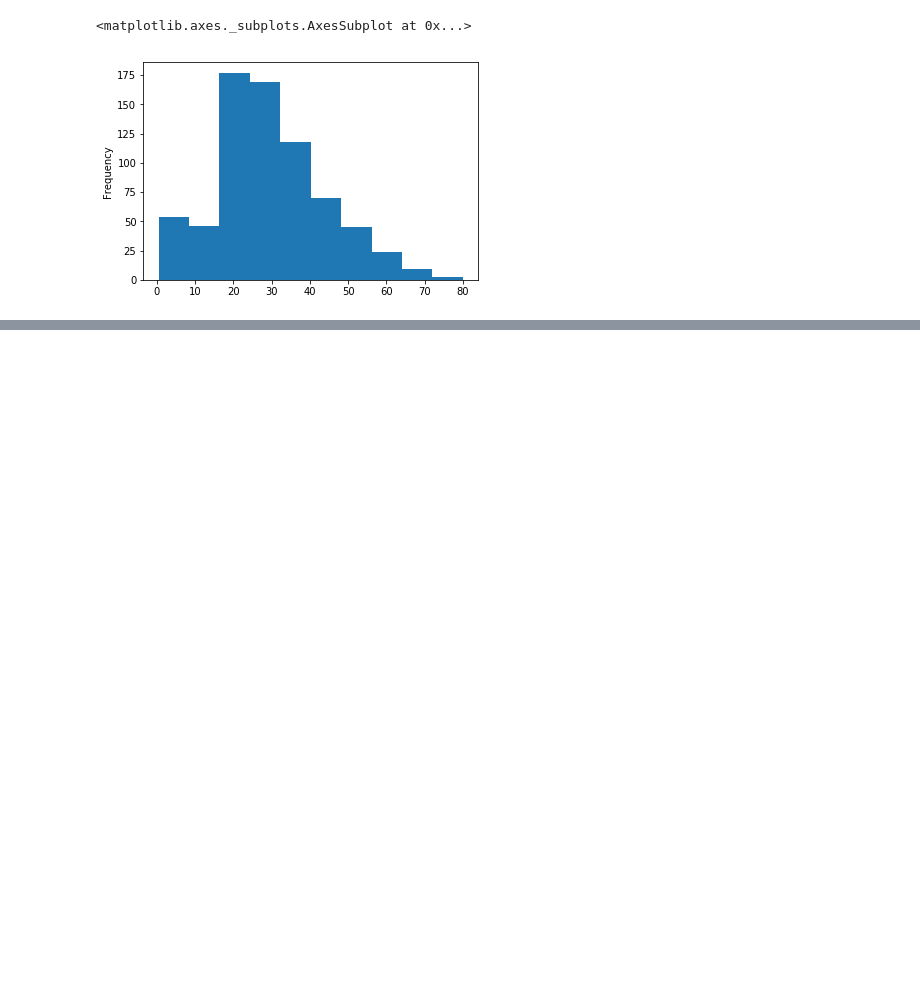
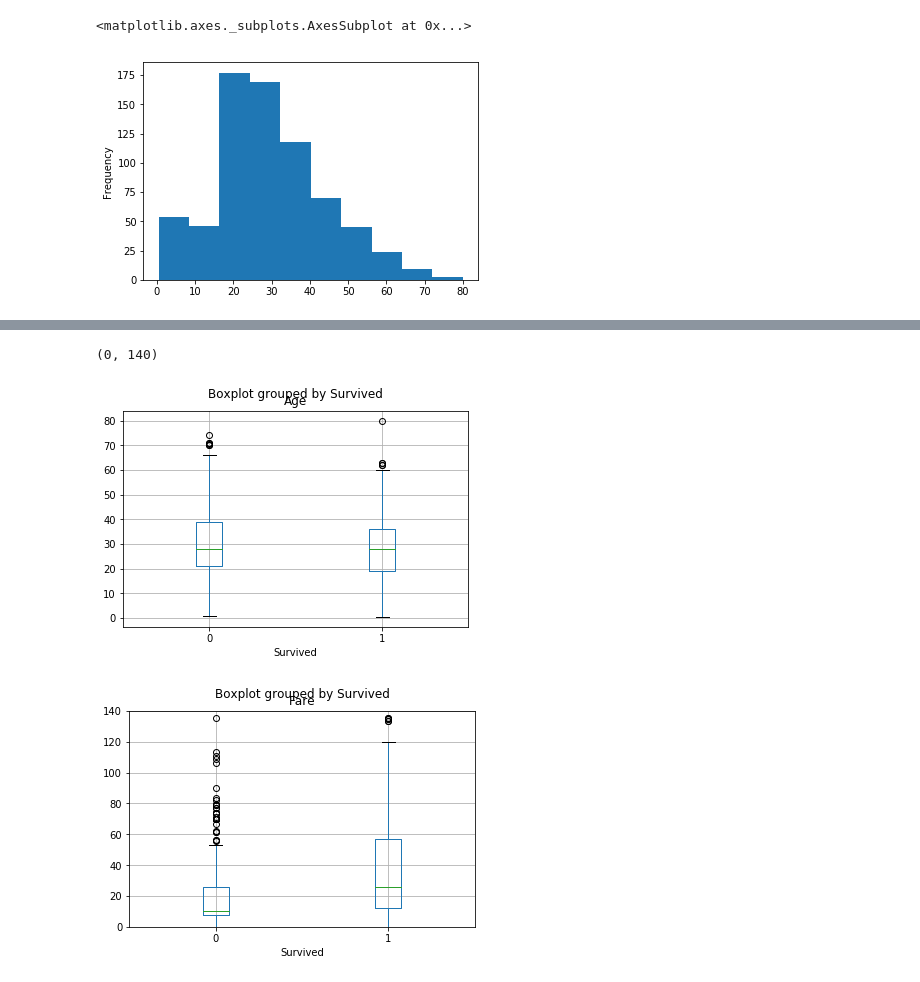
Before and after one commit to rg2605/StackOverFlow, a Jupyter notebook: Titanic_Explore.ipynb, the cells around one changed output, grey strips where cells are left out. Drawn from its saved outputs; the diff is of its cells as text; code cells hidden in the pictures; blank space fills up the shorter version.

```diff
--- a/Titanic_Explore.ipynb
+++ b/Titanic_Explore.ipynb
@@ -91,0 +92,8 @@ titanic[(titanic.Survived == 0)]['Age'].plot(kind = 'hist' , bins = 10)
+# %%
+titanic.boxplot(column = 'Age' , by = 'Survived')
+titanic.boxplot(column = 'Fare' , by = 'Survived')
+plt.ylim(0 , 140)
+# %% [output]
+(0, 140)
+[figure, added]
+[figure, added]
```
Also changed, not shown: parts of 2 cells of this notebook.
